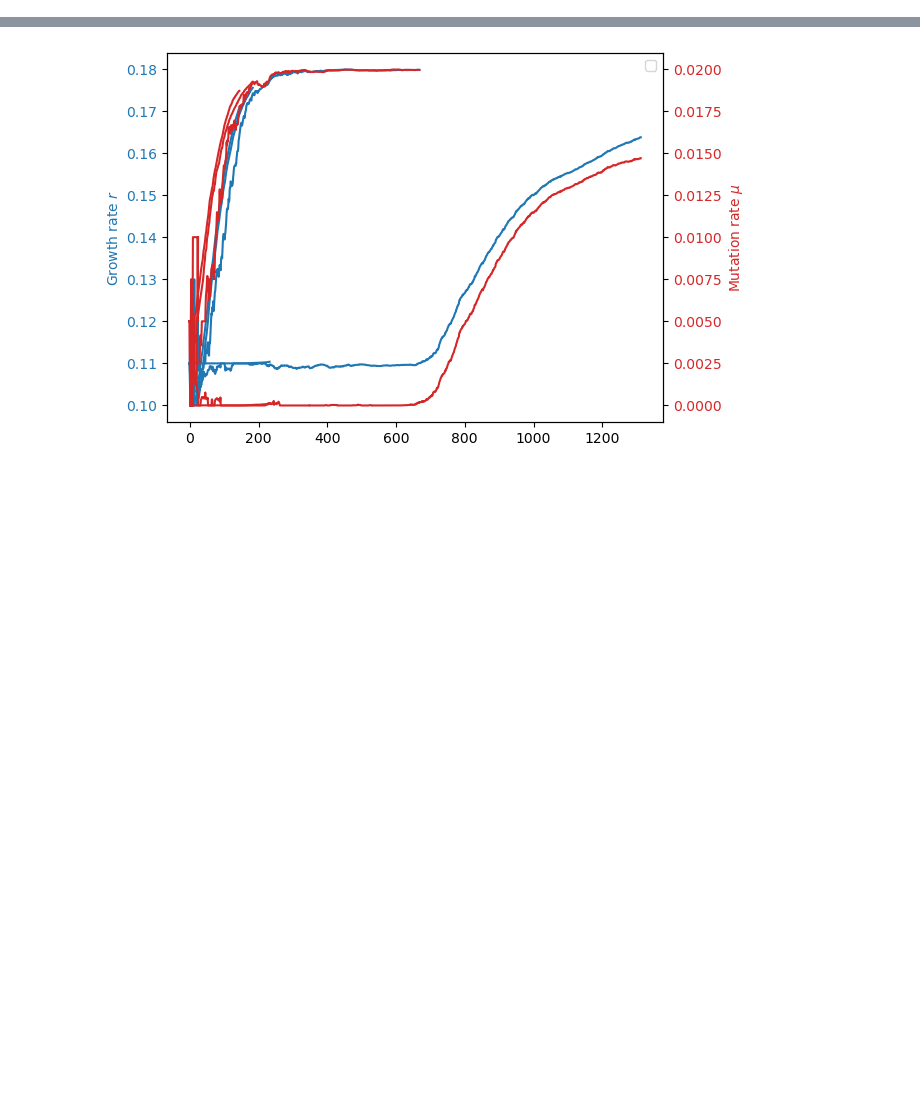
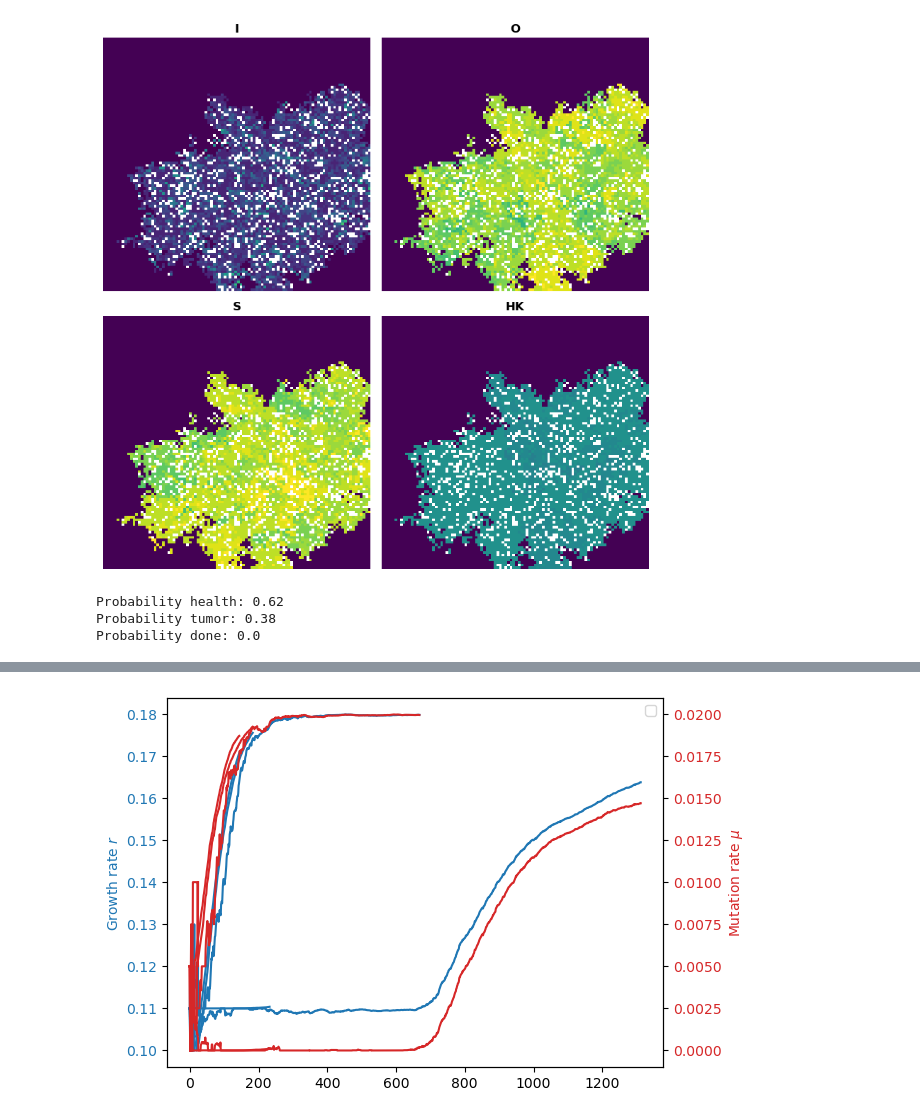
Before and after one commit to francescozambelli/CancerEvo, a Jupyter notebook: analysis.ipynb, the cells around one changed output, grey strips where cells are left out. Saved outputs shown, nothing was run; the diff lists cells and outputs as text; code cells hidden in the pictures; blank space fills up the shorter version.

```diff
--- a/analysis.ipynb
+++ b/analysis.ipynb
@@ -25 +59,14 @@ def read_file(fname, thr_len=100):
+# %%
+_,ax=plt.subplots(2,2,figsize=(8,8))
+ax = ax.flatten()
+sns.heatmap(I_mat, cmap="viridis", ax=ax[0], cbar=False, vmin=0, vmax=1)
+sns.heatmap(O_mat, cmap="viridis", ax=ax[1], cbar=False, vmin=0, vmax=1)
+sns.heatmap(S_mat, cmap="viridis", ax=ax[2], cbar=False, vmin=0, vmax=1)
+sns.heatmap(HK_mat, cmap="viridis", ax=ax[3], cbar=False, vmin=0, vmax=1)
+[axi.set_xticks([]) for axi in ax]
+[axi.set_yticks([]) for axi in ax]
+[axi.set_title(tit, fontweight="bold") for axi,tit in zip(ax,["I","O","S","HK"])]
+plt.tight_layout()
+# %% [output]
+[figure, added]
 # %%
@@ -51,0 +97,8 @@ mHK_c = [np.array([(m*(1-t))/t for (m,t) in zip(mHK[i],c[i])]) for i in range(le
+# %%
+print(f"Probability health: {len(map_h)/len(states)}")
+print(f"Probability tumor: {len(map_t)/len(states)}")
+print(f"Probability done: {len(map_d)/len(states)}")
+# %% [output]
+Probability health: 0.62
+Probability tumor: 0.38
+Probability done: 0.0
```
Also changed, not shown: parts of 33 cells of this notebook, 17 other files.
